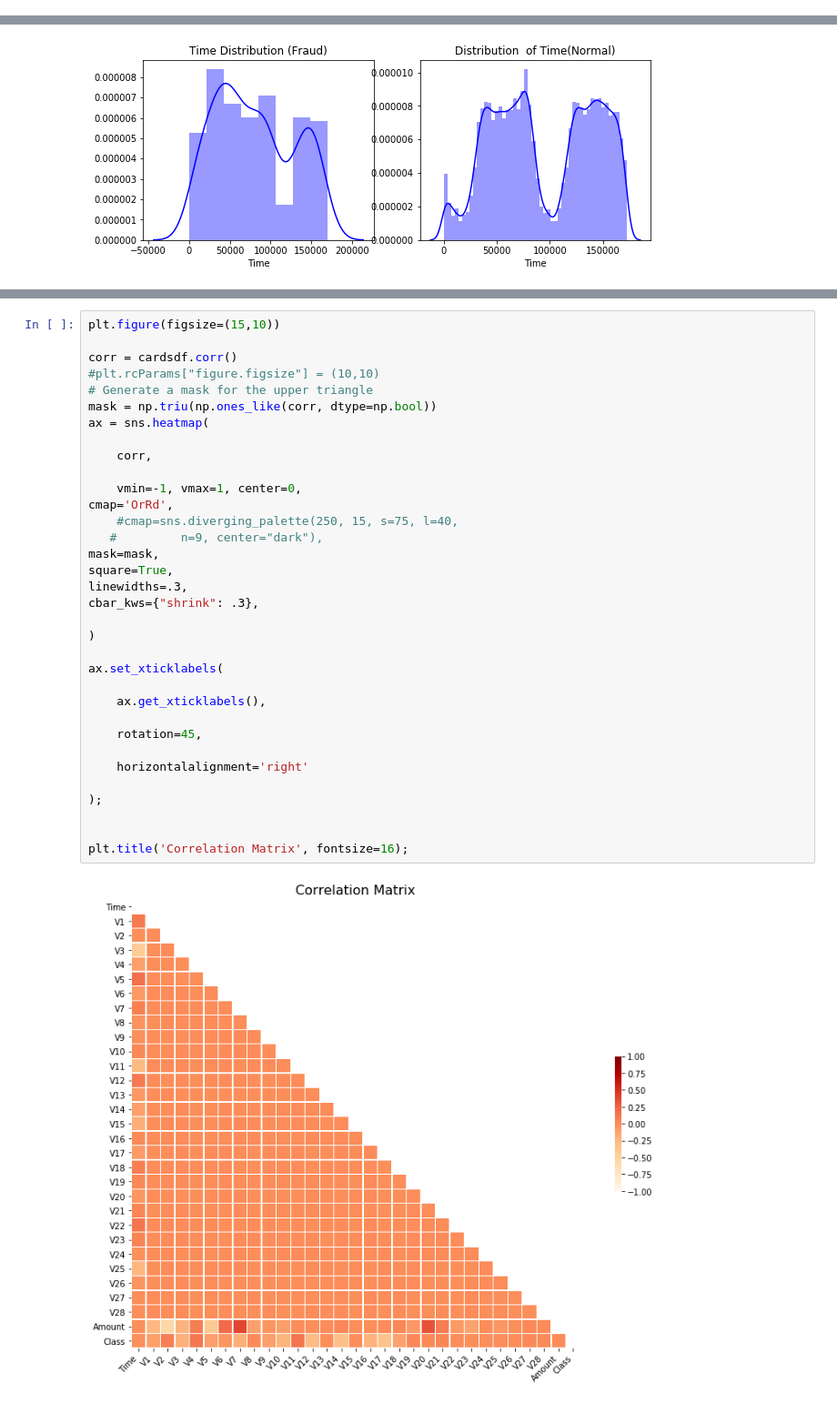
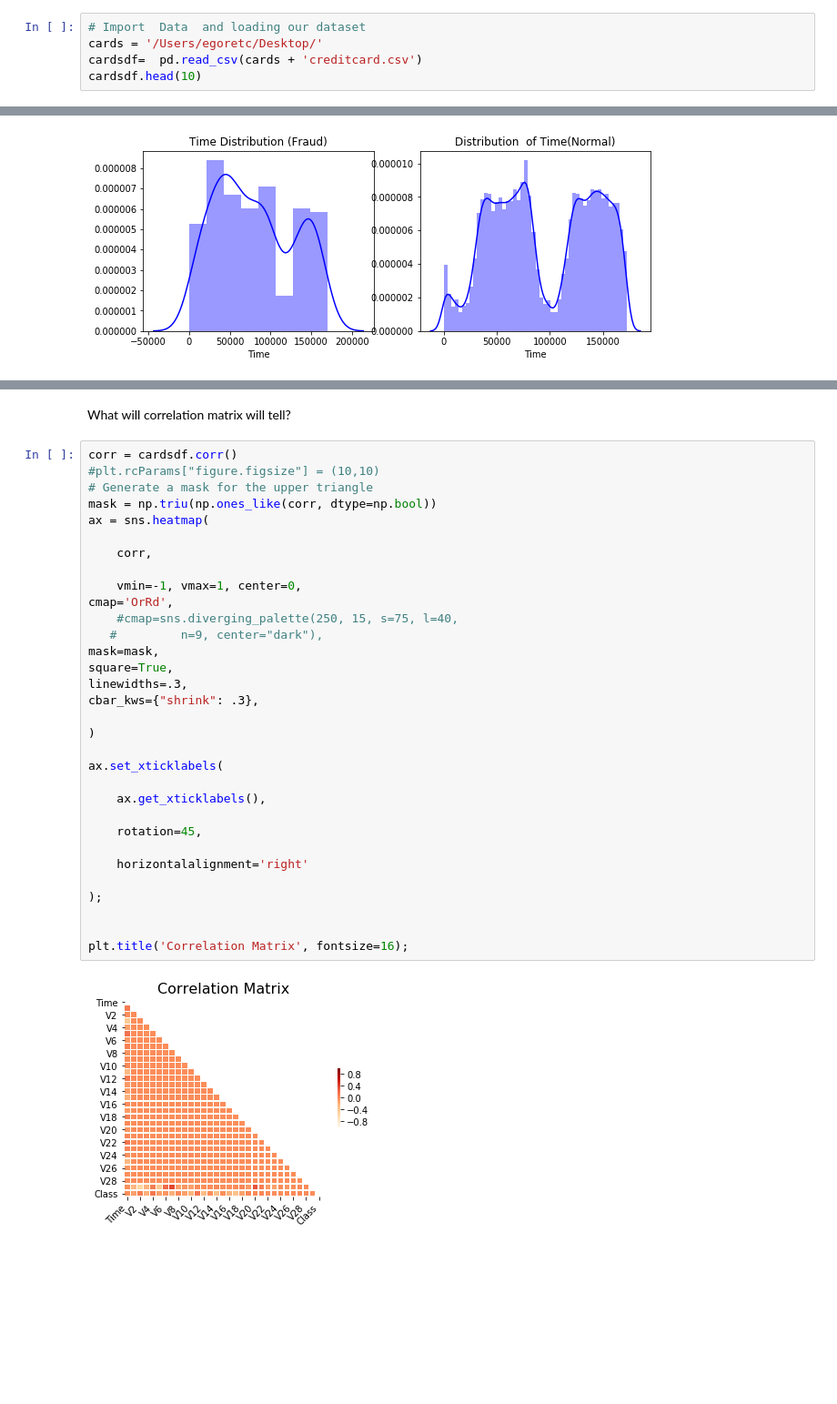
Before and after one commit to NewtoIBM/data_student, a Jupyter notebook: Egor_Capstone_2.ipynb, the cells around one changed output, grey strips where cells are left out. Shown at 91% size. Drawn from its saved outputs; the diff is of its cells as text; blank space fills up the shorter version.

```diff
--- a/Egor_Capstone_2.ipynb
+++ b/Egor_Capstone_2.ipynb
@@ -234,0 +22,5 @@ plt.show();
+# %%
+# Import  Data  and loading our dataset
+cards = '/Users/egoretc/Desktop/'
+cardsdf=  pd.read_csv(cards + 'creditcard.csv')
+cardsdf.head(10)
@@ -322,36 +286,36 @@ boxplot = cardsdf.boxplot(column=['V1', 'V11'], by=['Class', 'Time'])
+# %% [markdown]
+What will correlation matrix will tell?
 # %%
-plt.figure(figsize=(15,10))
-
 corr = cardsdf.corr()
 #plt.rcParams["figure.figsize"] = (10,10)
 # Generate a mask for the upper triangle
 mask = np.triu(np.ones_like(corr, dtype=np.bool))
 ax = sns.heatmap(
 
     corr,
 
     vmin=-1, vmax=1, center=0,
 cmap='OrRd',
     #cmap=sns.diverging_palette(250, 15, s=75, l=40,
    #         n=9, center="dark"),
 mask=mask,
 square=True,
 linewidths=.3,
 cbar_kws={"shrink": .3},
 
 )
 
 ax.set_xticklabels(
 
     ax.get_xticklabels(),
 
     rotation=45,
 
     horizontalalignment='right'
 
 );
 
 
 plt.title('Correlation Matrix', fontsize=16);
 # %% [output]
-[figure, old version]
+[figure, new version]
```
Also changed, not shown: parts of 59 cells of this notebook.
